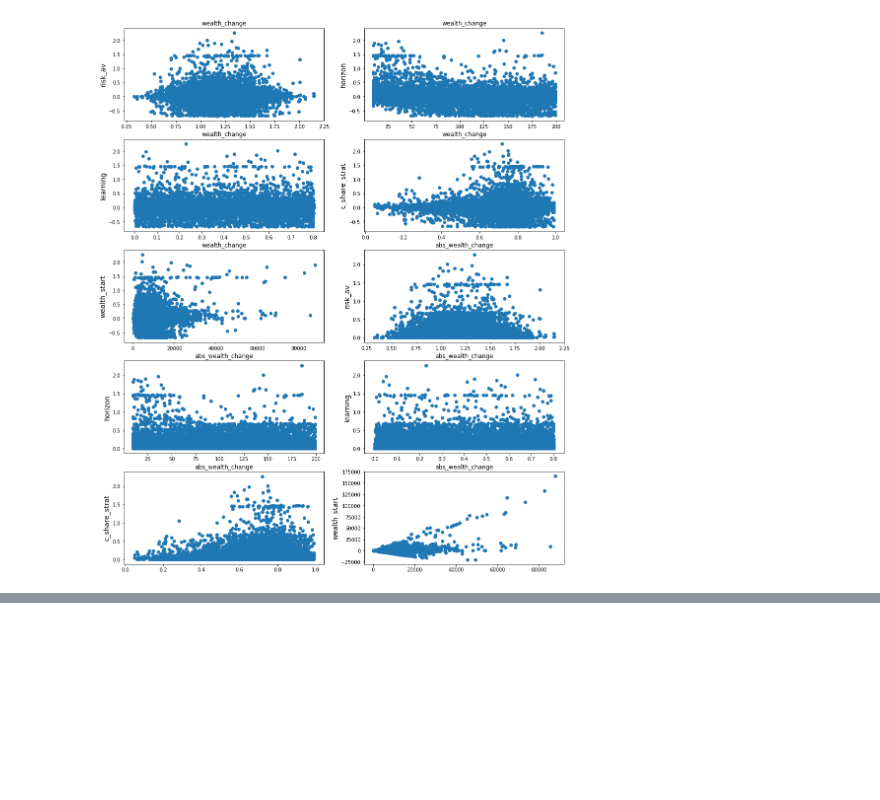
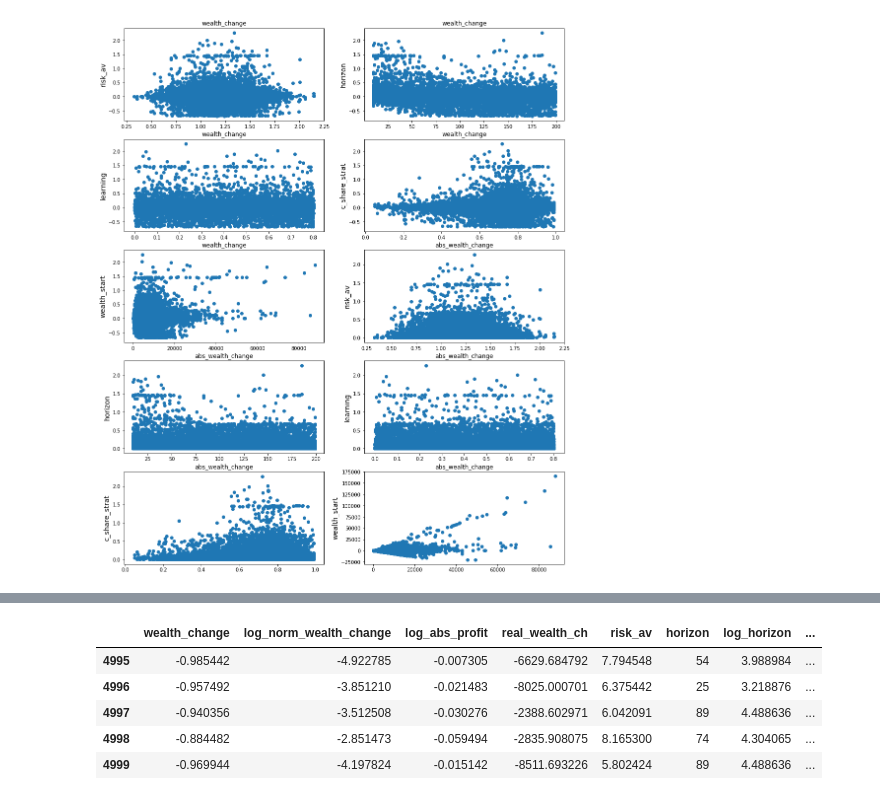
Before and after one commit to joerischasfoort/bubble-inequality, a Jupyter notebook: Results.ipynb, the cells around one changed output, grey strips where cells are left out. Cells and saved outputs as stored; diff of their text form; code cells hidden in the pictures; blank space fills up the shorter version.

```diff
--- a/Results.ipynb
+++ b/Results.ipynb
@@ -387,0 +429,3 @@ Standard errors in parentheses.
+# %%
+params['ticks'] = 4000
+params['strat_share_chartists'] = 0.9
@@ -387,0 +546,12 @@ Standard errors in parentheses.
+# %%
+df = pd.DataFrame(all_profits)
+df['norm'] = (1 + df[0])/2 # (-1,1] -> (0,1]
+df['lognorm'] = np.log(df['norm'])
+
+df_abs = pd.DataFrame(pd.Series(all_profits).abs())
+df_abs['norm'] = (1 + df_abs[0])/2 # (-1,1] -> (0,1]
+df_abs['lognorm'] = np.log(df_abs['norm'])
+
+# df_real = pd.DataFrame(all_real_profits)
+# df_real['norm'] = (1 + df_real[0])/2 # (-1,1] -> (0,1]
+# df_real['lognorm'] = np.log(df_real['norm'])
@@ -387,0 +588,9 @@ Standard errors in parentheses.
+# %%
+redistr_df_long.tail()
+# %% [output]
+|  | wealth_change | log_norm_wealth_change | log_abs_profit | real_wealth_ch | risk_av | horizon | log_horizon | ... |
+| 4995 | -0.985442 | -4.922785 | -0.007305 | -6629.684792 | 7.794548 | 54 | 3.988984 | ... |
+| 4996 | -0.957492 | -3.851210 | -0.021483 | -8025.000701 | 6.375442 | 25 | 3.218876 | ... |
+| 4997 | -0.940356 | -3.512508 | -0.030276 | -2388.602971 | 6.042091 | 89 | 4.488636 | ... |
+| 4998 | -0.884482 | -2.851473 | -0.059494 | -2835.908075 | 8.165300 | 74 | 4.304065 | ... |
+| 4999 | -0.969944 | -4.197824 | -0.015142 | -8511.693226 | 5.802424 | 89 | 4.488636 | ... |
```
Also changed, not shown: parts of 26 cells of this notebook.
